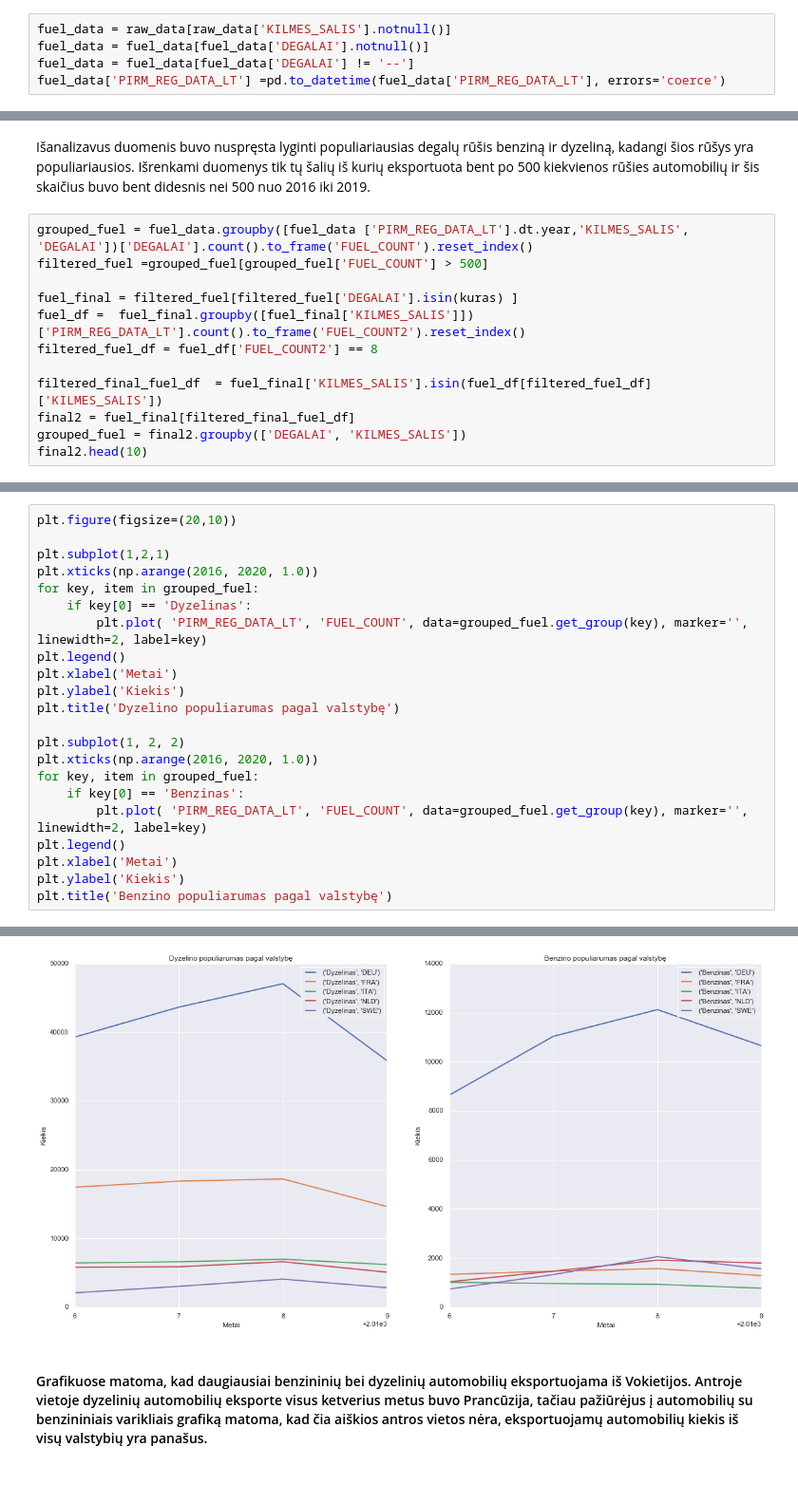
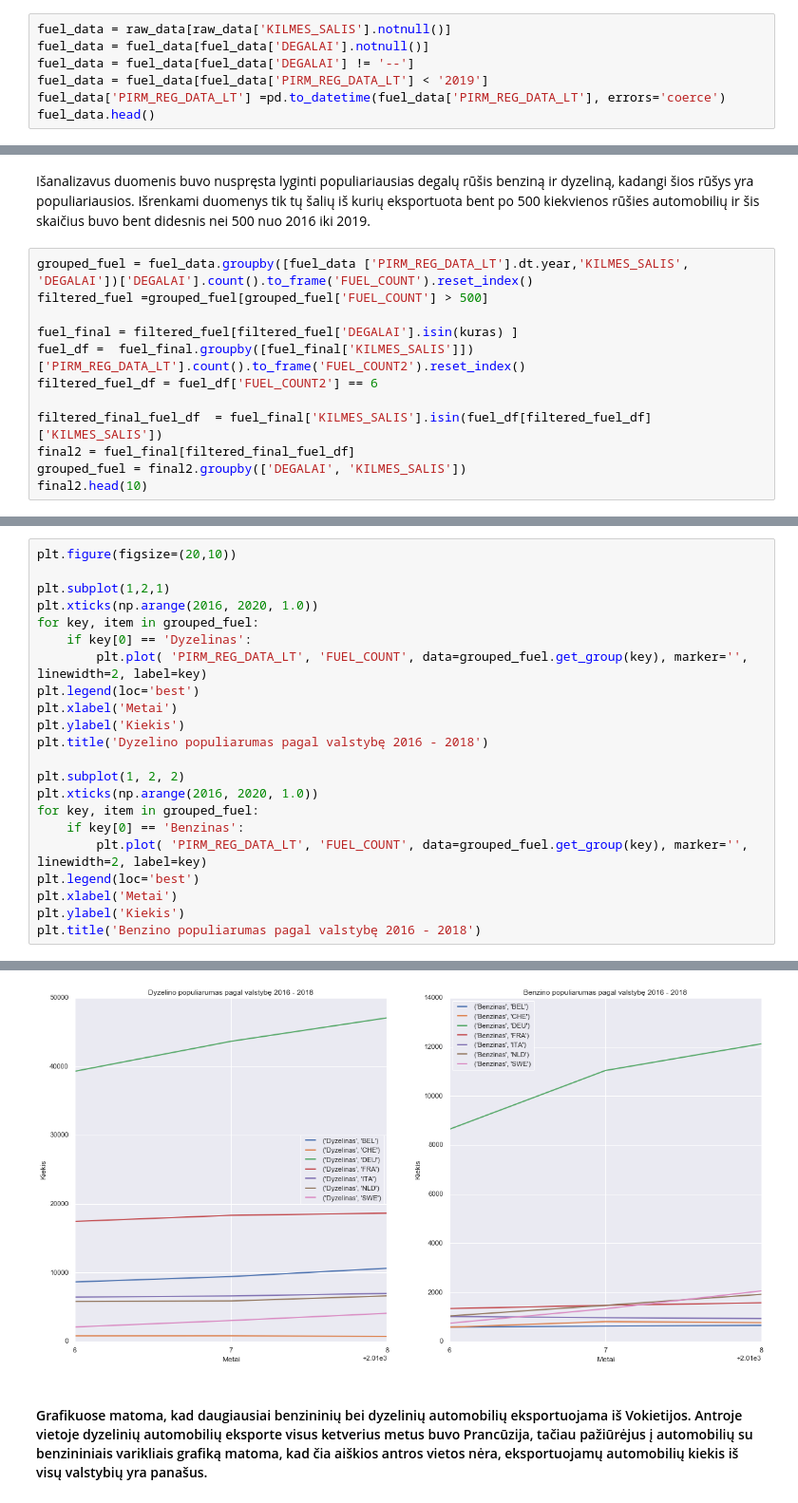
Before and after one commit to AlgirdasKartavicius/MM_2miniProjektas, a Jupyter notebook: 2MiniProjektas.ipynb, the cells around one changed output, grey strips where cells are left out. Shown: that part at 95% size. Drawn from its saved outputs; the diff is of its cells as text.

```diff
--- a/2MiniProjektas.ipynb
+++ b/2MiniProjektas.ipynb
@@ -71,4 +73,6 @@ Išfiltruojamos duomenų eilutės, kuriose nėra informacijos. Taip pat pastebė
 fuel_data = raw_data[raw_data['KILMES_SALIS'].notnull()]
 fuel_data = fuel_data[fuel_data['DEGALAI'].notnull()]
 fuel_data = fuel_data[fuel_data['DEGALAI'] != '--']
+fuel_data = fuel_data[fuel_data['PIRM_REG_DATA_LT'] < '2019']
 fuel_data['PIRM_REG_DATA_LT'] =pd.to_datetime(fuel_data['PIRM_REG_DATA_LT'], errors='coerce')
+fuel_data.head()
@@ -80,7 +91,7 @@ filtered_fuel =grouped_fuel[grouped_fuel['FUEL_COUNT'] > 500]
 
 fuel_final = filtered_fuel[filtered_fuel['DEGALAI'].isin(kuras) ]
 fuel_df =  fuel_final.groupby([fuel_final['KILMES_SALIS']])['PIRM_REG_DATA_LT'].count().to_frame('FUEL_COUNT2').reset_index()
-filtered_fuel_df = fuel_df['FUEL_COUNT2'] == 8
+filtered_fuel_df = fuel_df['FUEL_COUNT2'] == 6
 
 filtered_final_fuel_df  = fuel_final['KILMES_SALIS'].isin(fuel_df[filtered_fuel_df]['KILMES_SALIS'])
 final2 = fuel_final[filtered_final_fuel_df]
@@ -106,18 +117,18 @@ plt.xticks(np.arange(2016, 2020, 1.0))
 for key, item in grouped_fuel:
     if key[0] == 'Dyzelinas':
         plt.plot( 'PIRM_REG_DATA_LT', 'FUEL_COUNT', data=grouped_fuel.get_group(key), marker='', linewidth=2, label=key)
-plt.legend()
+plt.legend(loc='best')
 plt.xlabel('Metai')
 plt.ylabel('Kiekis')
-plt.title('Dyzelino populiarumas pagal valstybę')
+plt.title('Dyzelino populiarumas pagal valstybę 2016 - 2018')
 
 plt.subplot(1, 2, 2)
 plt.xticks(np.arange(2016, 2020, 1.0))
 for key, item in grouped_fuel:
     if key[0] == 'Benzinas':
         plt.plot( 'PIRM_REG_DATA_LT', 'FUEL_COUNT', data=grouped_fuel.get_group(key), marker='', linewidth=2, label=key)
-plt.legend()
+plt.legend(loc='best')
 plt.xlabel('Metai')
 plt.ylabel('Kiekis')
-plt.title('Benzino populiarumas pagal valstybę')
+plt.title('Benzino populiarumas pagal valstybę 2016 - 2018')
 # %% [output]
@@ -125,4 +136,4 @@ Text(0.5, 1.0, 'Benzino populiarumas pagal valstybę')
-[figure, old version]
+[figure, new version]
 # %% [markdown]
 #### Grafikuose matoma, kad daugiausiai benzininių bei dyzelinių automobilių eksportuojama iš Vokietijos. Antroje vietoje dyzelinių automobilių eksporte visus ketverius metus buvo Prancūzija, tačiau pažiūrėjus į automobilių su benzininiais varikliais grafiką matoma, kad čia aiškios antros vietos nėra, eksportuojamų automobilių kiekis iš visų valstybių yra panašus.
 # %% [markdown]
```
Also changed, not shown: parts of 32 cells of this notebook.
